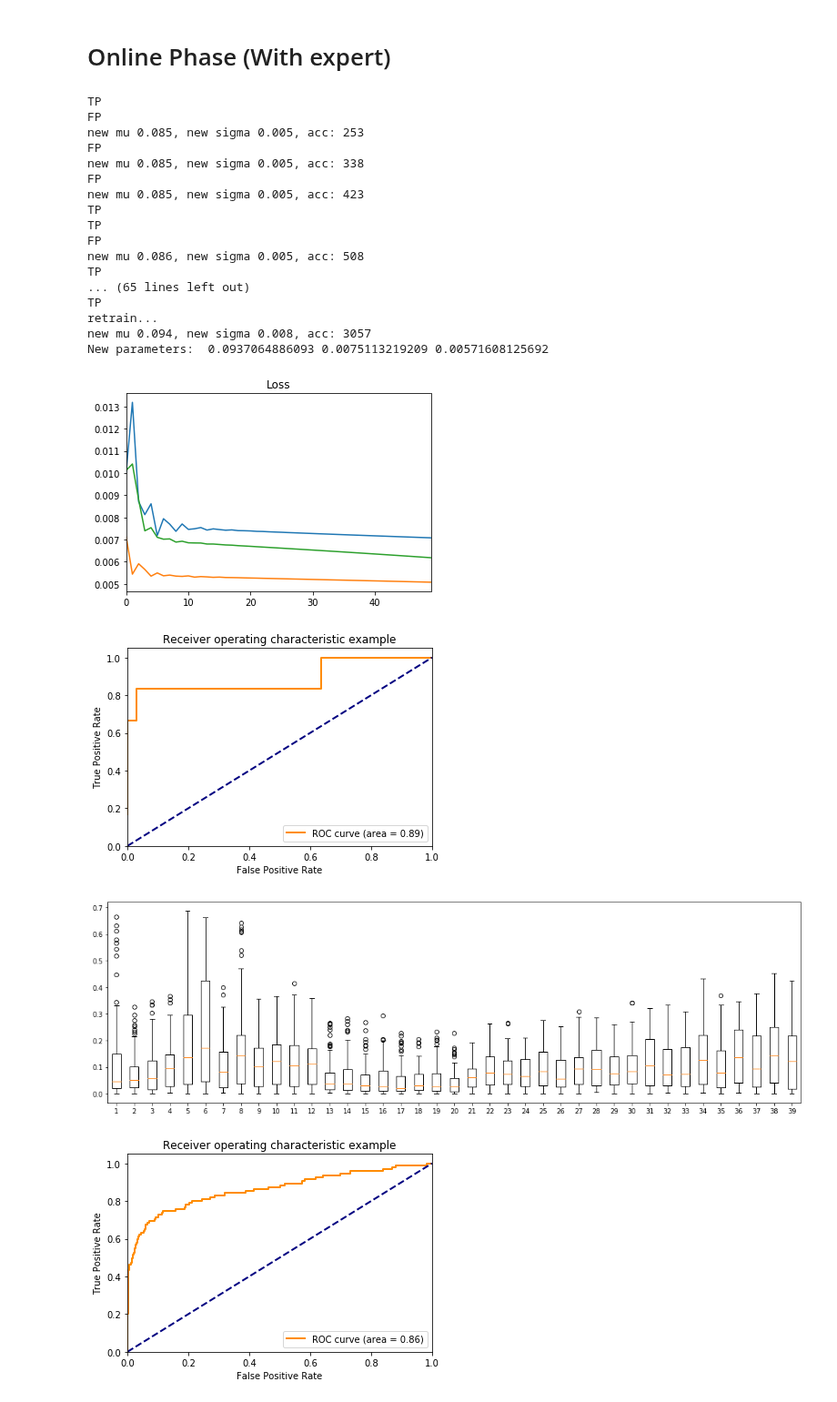
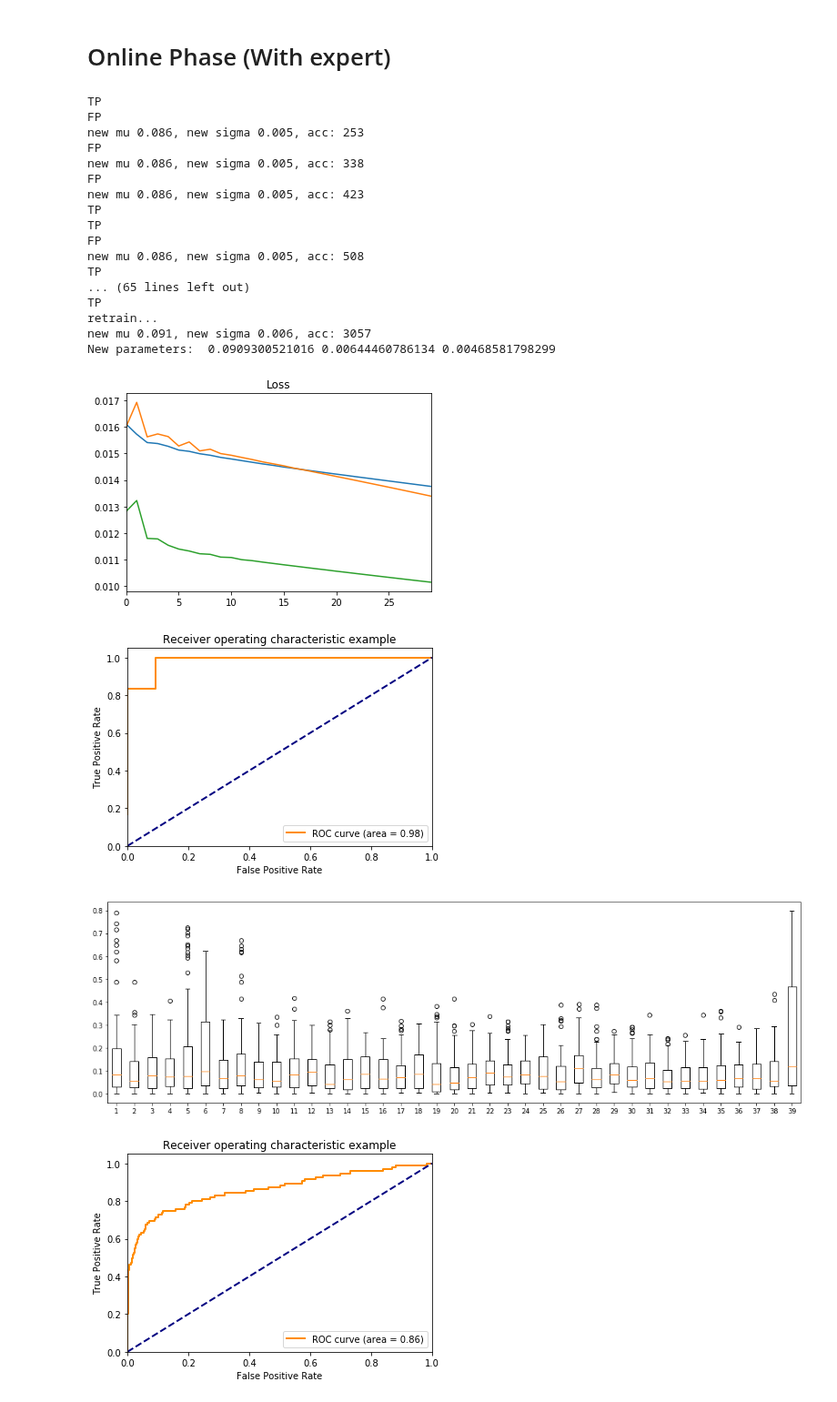
Before and after one commit to binli826/LSTM-Autoencoders, a Jupyter notebook: src/Experiments/Online_power.ipynb, the cells around one changed output. Shown at 91% size. Saved outputs shown, nothing was run; the diff lists cells and outputs as text; code cells hidden in the pictures.

```diff
--- a/src/Experiments/Online_power.ipynb
+++ b/src/Experiments/Online_power.ipynb
@@ -310,7 +310,7 @@ for data in test_set_list:
             validation_list_n = np.array(n_buf[6:]).reshape(-1,batch_num,step_num,elem_num)
             validation_list_a = np.array(a_buf).reshape(-1,batch_num,step_num,elem_num)
 
-            for i in range(50):
+            for i in range(30):
 
                 loss_list=[]
                 for data in datalist:
@@ -342,41 +342,41 @@ for data in test_set_list:
             threshold = get_threshold(normal_score, abnormal_score)
 
             print("New parameters: ",mu,sigma,threshold)
             pd.Series(loss_list_all).plot(title="Loss")
             n_buf = []
             a_buf = []
             err_buf = []
 
 fpr, tpr, thresholds = metrics.roc_curve(expert, output, pos_label="anomaly")
 auc = metrics.auc(fpr, tpr)
 #print(fpr,tpr,thresholds,auc)
 plot_roc(fpr,tpr,auc)
 fig, ax = plt.subplots()
 fig.set_size_inches(18.5, 5.5)
 ax.boxplot(box)
 
 plt.show()
 # %% [output]
 TP
 FP
-new mu 0.085, new sigma 0.005, acc: 253
+new mu 0.086, new sigma 0.005, acc: 253
 FP
-new mu 0.085, new sigma 0.005, acc: 338
+new mu 0.086, new sigma 0.005, acc: 338
 FP
-new mu 0.085, new sigma 0.005, acc: 423
+new mu 0.086, new sigma 0.005, acc: 423
 TP
 TP
 FP
 new mu 0.086, new sigma 0.005, acc: 508
 TP
 ... (65 lines left out)
 TP
 retrain...
-new mu 0.094, new sigma 0.008, acc: 3057
-New parameters:  0.0937064886093 0.0075113219209 0.00571608125692
+new mu 0.091, new sigma 0.006, acc: 3057
+New parameters:  0.0909300521016 0.00644460786134 0.00468581798299
-[figure, old version]
+[figure, new version]
-[figure, old version]
+[figure, new version]
-[figure, old version]
+[figure, new version]
 # %%
 mu,sigma,threshold = 0.0854842 ,0.00507233, 0.00671047
 # %%
```
Also changed, not shown: 2 other files.
